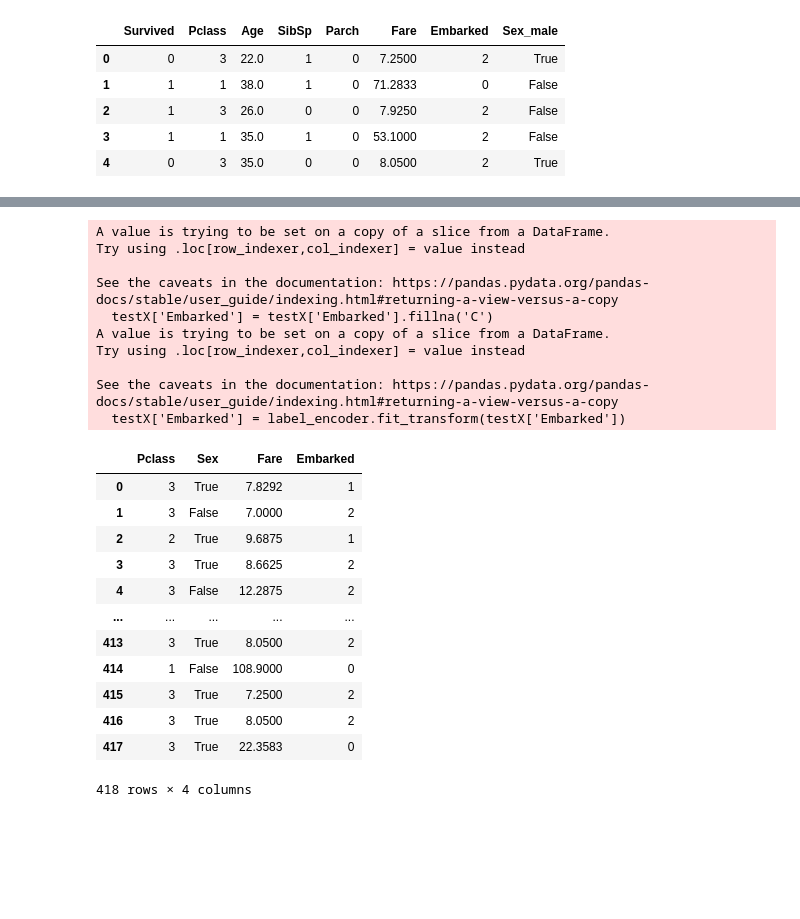
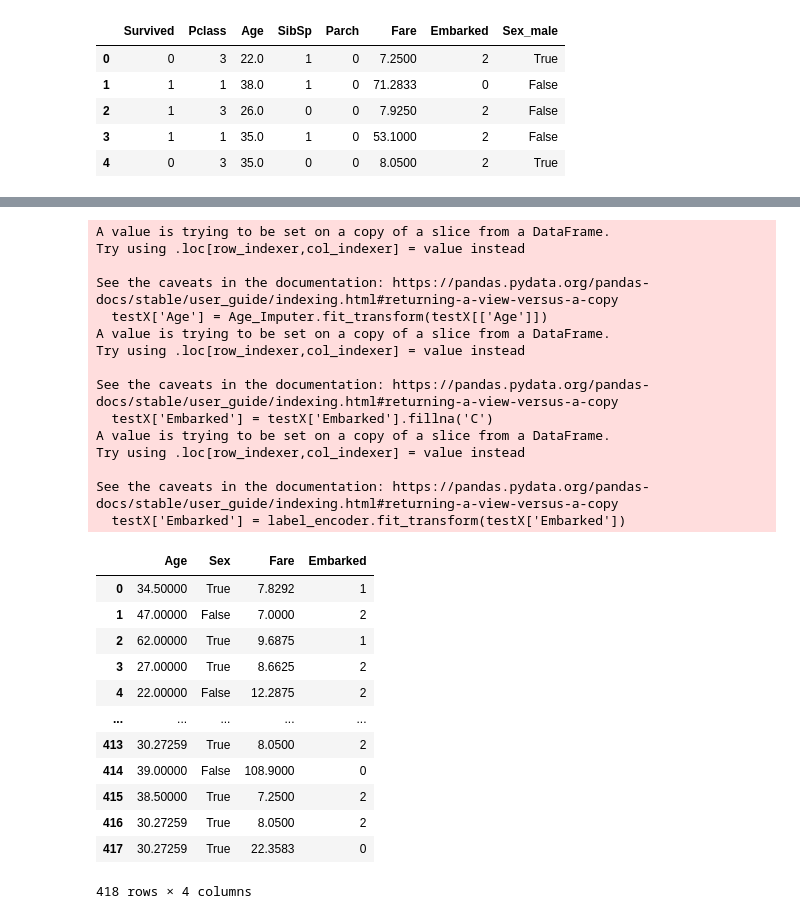
Before and after one commit to Abhishek-S0111/Machine-Learning-Practice, a Jupyter notebook: Titanic Predictions/code/TitanicProject.ipynb, the cells around one changed output, grey strips where cells are left out. Cells and saved outputs as stored; diff of their text form; code cells hidden in the pictures; blank space fills up the shorter version.

```diff
--- a/Titanic Predictions/code/TitanicProject.ipynb
+++ b/Titanic Predictions/code/TitanicProject.ipynb
@@ -57,12 +58,14 @@ from sklearn.preprocessing import LabelEncoder
 
 label_encoder = LabelEncoder()
 imputer = SimpleImputer(strategy='constant', fill_value=0)
+Age_Imputer = SimpleImputer(strategy='mean')
 
 #Fill missing values b4 encoding
-trainingData['Embarked'] = trainingData['Embarked'].fillna('C')
+trainingData['Embarked'] = trainingData['Embarked'].fillna('C')  #for Embarked
+trainingData['Age'] = Age_Imputer.fit_transform(trainingData[['Age']])
 
 #encode 'Embarked' column
 trainingData['Embarked'] = label_encoder.fit_transform(trainingData['Embarked'])
 
-trainingData['Embarked'].unique()
+trainingData
 # %% [output]
@@ -107,7 +139,7 @@ Text(0.5, 1.0, 'Correlation Heatmap')
 X_features_encoded = X_features_encoded.rename(columns={'Sex_male' : 'Sex'})
 
 
-Final_X = ['Pclass','Sex','Fare','Embarked']
+Final_X = ['Age','Sex','Fare','Embarked']
 Final_X_features = X_features_encoded[Final_X]
 Y = trainingData['Survived']
 
@@ -129,46 +161,54 @@ Final_X_features
 # %%
 #seperate the testing data
 testingData = pd.read_csv("../titanic/test.csv")
-testX_features = ['Pclass','Sex','Fare', 'Embarked']
+testX_features = ['Age','Sex','Fare', 'Embarked']
 testX = testingData[testX_features]
+
+#fill missing vals in Age
+testX['Age'] = Age_Imputer.fit_transform(testX[['Age']])
 
 #encode the ['Embarked']
 testX['Embarked'] = testX['Embarked'].fillna('C')
 
 testX['Embarked'] = label_encoder.fit_transform(testX['Embarked'])
 
 #get_dummies for testing data too
 testX_encoded = pd.get_dummies(testX, drop_first=True)
 
 #rename the coulmn
 testX_encoded = testX_encoded.rename(columns={'Sex_male':'Sex'})
 
 #reorder the coulmns to match the fitting data
 testX_encoded = testX_encoded[Final_X_features.columns]
 testX_encoded
 # %% [output]
+A value is trying to be set on a copy of a slice from a DataFrame.
+Try using .loc[row_indexer,col_indexer] = value instead
+
+See the caveats in the documentation: https://pandas.pydata.org/pandas-docs/stable/user_guide/indexing.html#returning-a-view-versus-a-copy
+  testX['Age'] = Age_Imputer.fit_transform(testX[['Age']])
 A value is trying to be set on a copy of a slice from a DataFrame.
 Try using .loc[row_indexer,col_indexer] = value instead
 
 See the caveats in the documentation: https://pandas.pydata.org/pandas-docs/stable/user_guide/indexing.html#returning-a-view-versus-a-copy
   testX['Embarked'] = testX['Embarked'].fillna('C')
 A value is trying to be set on a copy of a slice from a DataFrame.
 Try using .loc[row_indexer,col_indexer] = value instead
 
 See the caveats in the documentation: https://pandas.pydata.org/pandas-docs/stable/user_guide/indexing.html#returning-a-view-versus-a-copy
   testX['Embarked'] = label_encoder.fit_transform(testX['Embarked'])
-|  | Pclass | Sex | Fare | Embarked |
-| 0 | 3 | True | 7.8292 | 1 |
-| 1 | 3 | False | 7.0000 | 2 |
-| 2 | 2 | True | 9.6875 | 1 |
-| 3 | 3 | True | 8.6625 | 2 |
-| 4 | 3 | False | 12.2875 | 2 |
+|  | Age | Sex | Fare | Embarked |
+| 0 | 34.50000 | True | 7.8292 | 1 |
+| 1 | 47.00000 | False | 7.0000 | 2 |
+| 2 | 62.00000 | True | 9.6875 | 1 |
+| 3 | 27.00000 | True | 8.6625 | 2 |
+| 4 | 22.00000 | False | 12.2875 | 2 |
 | ... | ... | ... | ... | ... |
-| 413 | 3 | True | 8.0500 | 2 |
-| 414 | 1 | False | 108.9000 | 0 |
-| 415 | 3 | True | 7.2500 | 2 |
-| 416 | 3 | True | 8.0500 | 2 |
-| 417 | 3 | True | 22.3583 | 0 |
+| 413 | 30.27259 | True | 8.0500 | 2 |
+| 414 | 39.00000 | False | 108.9000 | 0 |
+| 415 | 38.50000 | True | 7.2500 | 2 |
+| 416 | 30.27259 | True | 8.0500 | 2 |
+| 417 | 30.27259 | True | 22.3583 | 0 |
 418 rows × 4 columns
 # %%
 #impute the testX
```
Also changed, not shown: parts of 17 cells of this notebook.
